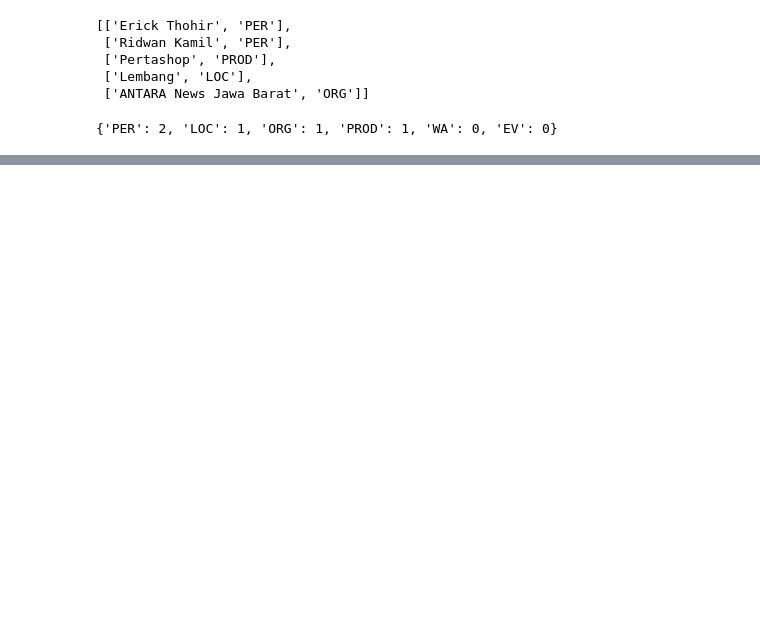
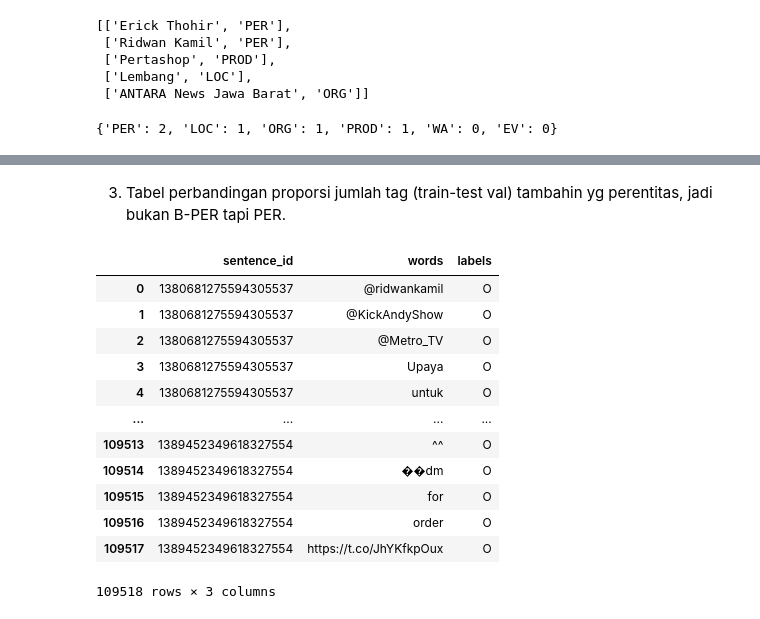
Before and after one commit to anwarfarihin/ner-idn-tweet, a Jupyter notebook: Model/data_process.ipynb, the cells around one changed output, grey strips where cells are left out. Saved outputs shown, nothing was run; the diff lists cells and outputs as text; code cells hidden in the pictures; blank space fills up the shorter version.

```diff
--- a/Model/data_process.ipynb
+++ b/Model/data_process.ipynb
@@ -503,0 +354,22 @@ count_ne(find_consecutive_ne(sentences[11]))
+# %% [markdown]
+3) Tabel perbandingan proporsi jumlah tag (train-test val) tambahin yg perentitas, jadi bukan B-PER tapi PER.
+# %%
+train_df =pd.read_csv("..\Dataset\\simpletransformers\\train.csv")
+eval_df =pd.read_csv("..\Dataset\\simpletransformers\\val.csv")
+test_df =pd.read_csv("..\Dataset\\simpletransformers\\test.csv")
+# %%
+train_df
+# %% [output]
+|  | sentence_id | words | labels |
+| 0 | 1380681275594305537 | @ridwankamil | O |
+| 1 | 1380681275594305537 | @KickAndyShow | O |
+| 2 | 1380681275594305537 | @Metro_TV | O |
+| 3 | 1380681275594305537 | Upaya | O |
+| 4 | 1380681275594305537 | untuk | O |
+| ... | ... | ... | ... |
+| 109513 | 1389452349618327554 | ^^ | O |
+| 109514 | 1389452349618327554 | ��dm | O |
+| 109515 | 1389452349618327554 | for | O |
+| 109516 | 1389452349618327554 | order | O |
+| 109517 | 1389452349618327554 | https://t.co/JhYKfkpOux | O |
+109518 rows × 3 columns
```
Also changed, not shown: parts of 51 cells of this notebook, 4 other files.
